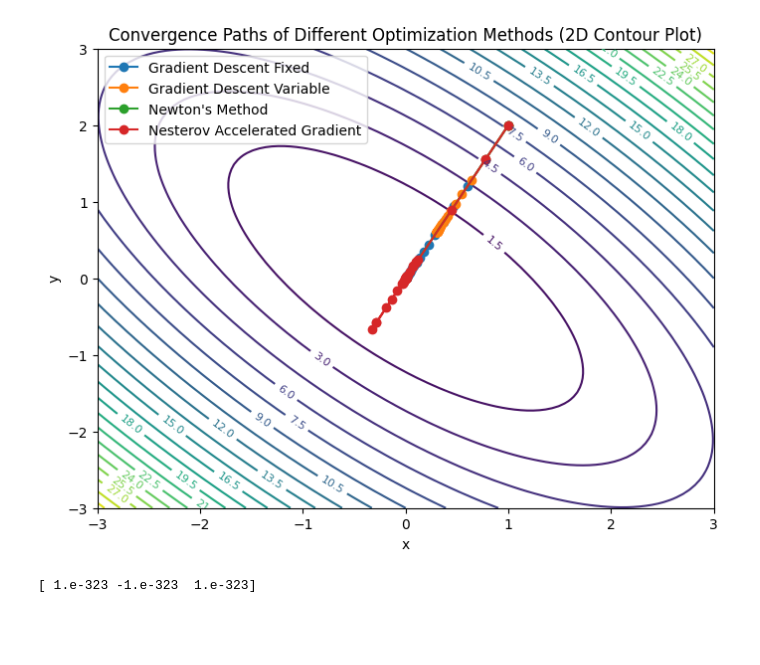
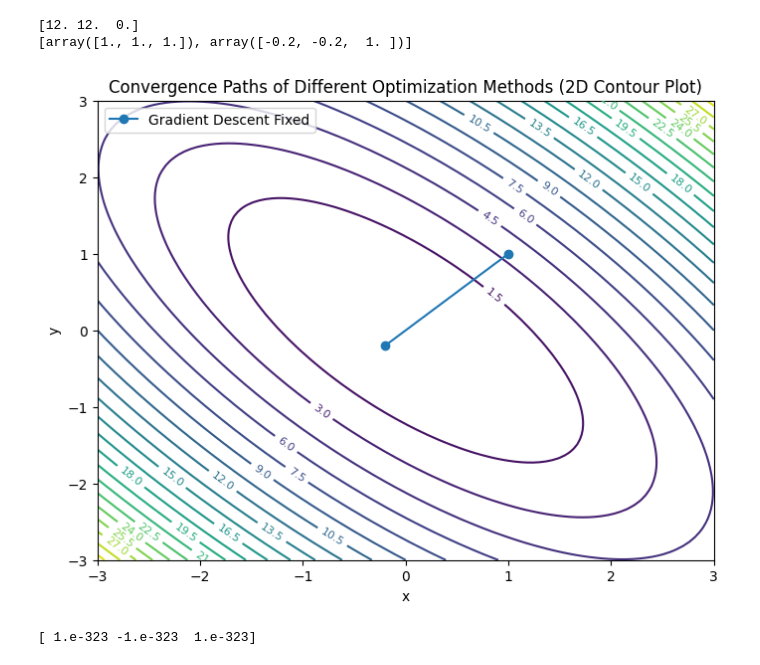
Before and after one commit to ousscher/ESI_2CS_MASD_TP, a Jupyter notebook: TP1/exo1.ipynb, the cells around one changed output. Saved outputs shown, nothing was run; the diff lists cells and outputs as text; code cells hidden in the pictures; blank space fills up the shorter version.

```diff
--- a/TP1/exo1.ipynb
+++ b/TP1/exo1.ipynb
@@ -3,10 +3,10 @@ import autograd.numpy as np
 import matplotlib.pyplot as plt
 from autograd import grad, hessian
 # %%
-b = 0.11
+b = 1.41
 
 def f_x(X):
-    return X[0]**2 + b * X[0] * X[1] + X[1]**2 + b * X[1] * X[2] + X[2]**2
+    return 5*X[0]**2 +  X[0] * X[1] + 5*X[1]**2 + X[0] + X[1]
 
 grad_func_auto = grad(f_x)
 hessian_func_auto = hessian(f_x)
@@ -19,13 +19,15 @@ def hessian_func(x):
 def gradient_descent_fixed_step(f, grad_f, x0, learning_rate=0.01, max_iter=1000, tol=1e-6):
     x = x0
     path = [x.copy()]
+    print(grad_f(x))
     for i in range(max_iter):
         gradient = grad_f(x)
         x_new = x - learning_rate * gradient
-        if np.linalg.norm(x_new - x) < tol:
+        if np.linalg.norm(x_new - x) < 0.3:
             break
         x = x_new
         path.append(x.copy())
+    print(path)
     return path
 # %%
 def gradient_descent_variable_step(f, grad_f, x0, initial_lr=0.1, decay_rate=0.8, max_iter=1000, tol=1e-6):
@@ -117,23 +121,24 @@ def plot_convergence_2d(paths):
     ax.set_title("Convergence Paths of Different Optimization Methods (2D Contour Plot)")
     plt.show()
 # %%
-x0 = np.array([1.0, 2.0, 3.0])
+x0 = np.array([1.0, 1.0, 1.0])
 learning_rate = 0.1
-max_iter = 100000
+max_iter = 100
 # beta = 1.41
 # beta = 0.11
 alpha = 0.1
-maxIter = 10000
 paths = {
     'Gradient Descent Fixed': gradient_descent_fixed_step(f_x, grad_func_auto, x0, learning_rate, max_iter),
-    'Gradient Descent Variable': gradient_descent_variable_step(f_x, grad_func_auto, x0, learning_rate, max_iter=max_iter),
-    'Newton\'s Method': newtons_method(f_x, grad_func_auto, hessian_func_auto, x0, max_iter=max_iter),
+    # 'Gradient Descent Variable': gradient_descent_variable_step(f_x, grad_func_auto, x0, learning_rate, max_iter=max_iter),
+    # 'Newton\'s Method': newtons_method(f_x, grad_func_auto, hessian_func_auto, x0, max_iter=max_iter),
     # 'Quasi-Newton (BFGS)': quasi_newtons_method(f_x, grad_func_auto, x0, max_iter=max_iter),
-    'Nesterov Accelerated Gradient': nesterov_accelerated_gradient(f_x, grad_func_auto, x0, learning_rate, max_iter=max_iter)
+    # 'Nesterov Accelerated Gradient': nesterov_accelerated_gradient(f_x, grad_func_auto, x0, learning_rate, max_iter=max_iter)
 }
 plot_convergence_2d(paths)
 # %% [output]
+[12. 12.  0.]
+[array([1., 1., 1.]), array([-0.2, -0.2,  1. ])]
-[figure, old version]
+[figure, new version]
 # %%
 def linear_search(beta):
     r=1
```
Also changed, not shown: parts of 1 cell of this notebook, 2 other files.
